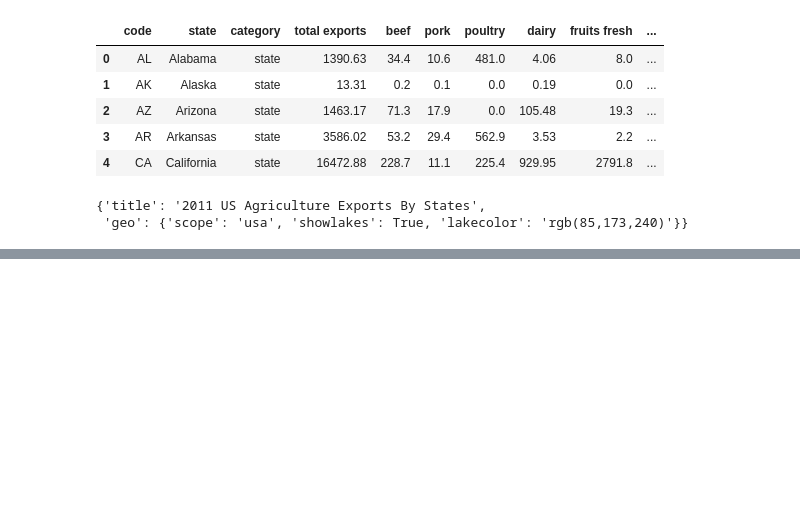
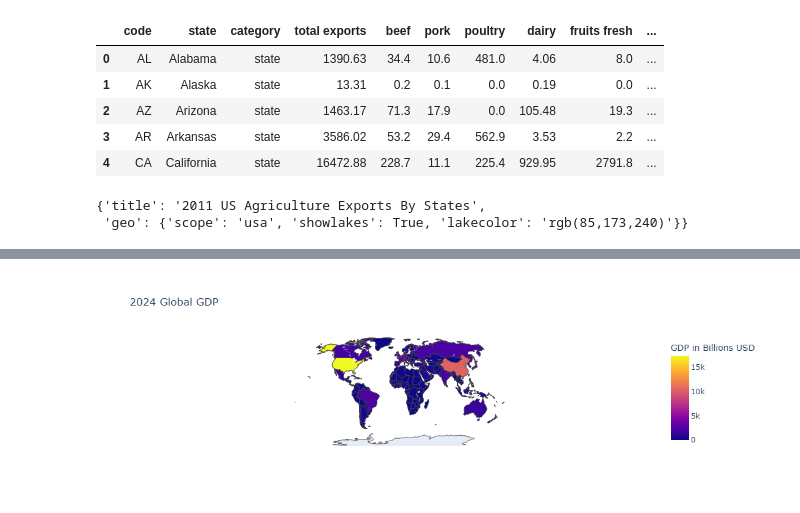
Before and after one commit to m-ata/data-visualization, a Jupyter notebook: geographical-plotting/choropleth.ipynb, the cells around one changed output, grey strips where cells are left out. Saved outputs shown, nothing was run; the diff lists cells and outputs as text; code cells hidden in the pictures; blank space fills up the shorter version.

Commit message:
feat: implemented global choropleth

```diff
--- a/geographical-plotting/choropleth.ipynb
+++ b/geographical-plotting/choropleth.ipynb
@@ -90,0 +89,2 @@ NameError: name 'choromap2' is not defined
+# %%
+df = pd.read_csv('2014_World_GDP')
@@ -90,0 +100,16 @@ NameError: name 'choromap2' is not defined
+# %%
+data = dict(type = 'choropleth',
+           locations = df["CODE"],
+           z = df['GDP (BILLIONS)'],
+           text = df["COUNTRY"],
+           colorbar = {'title': 'GDP in Billions USD'})
+# %%
+layout = dict(title='2024 Global GDP',
+              geo=dict(showframe=False,
+                        projection=dict(type='natural earth')))
+# %%
+choromap3 = go.Figure(data=[data],layout=layout)
+# %%
+iplot(choromap3)
+# %% [output]
+[figure, added]
```
Also changed, not shown: parts of 4 cells of this notebook.
